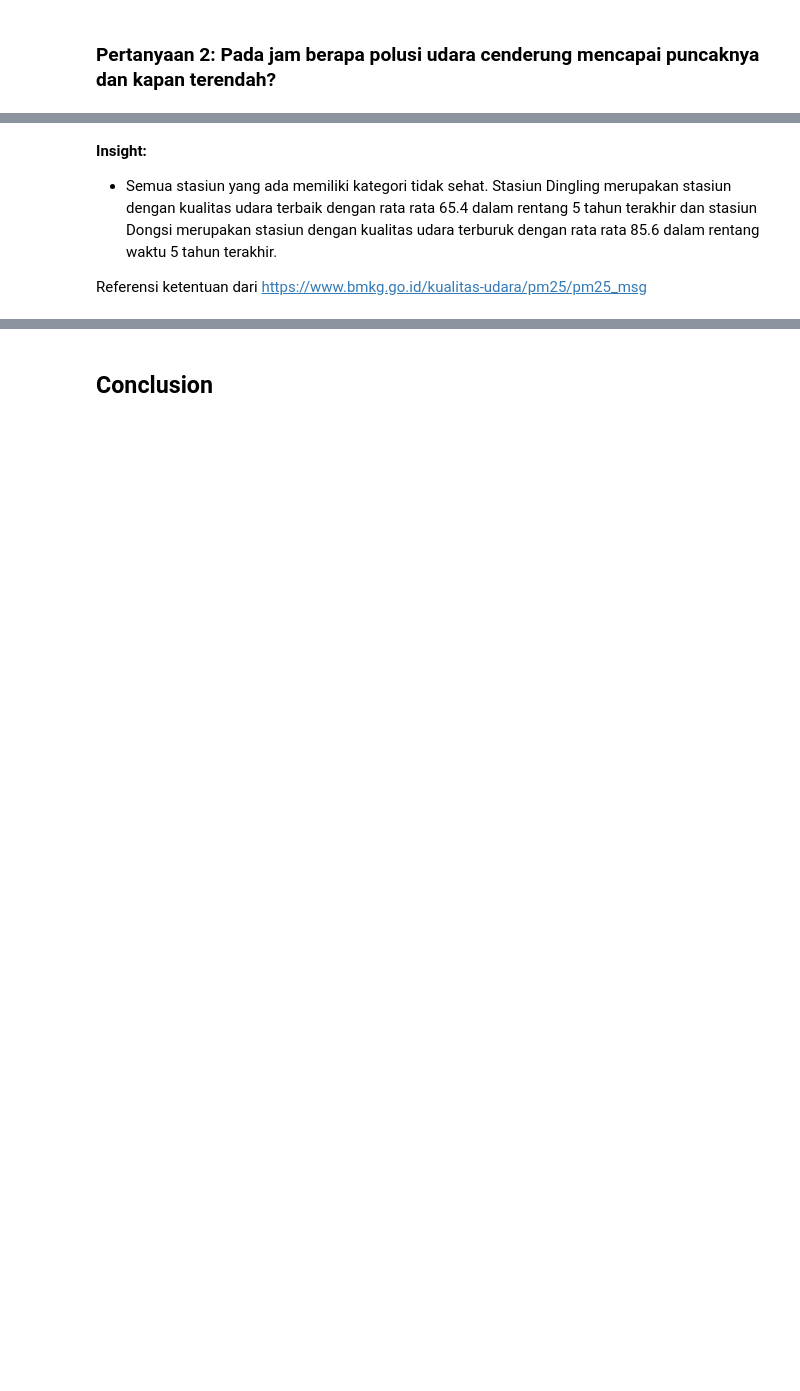
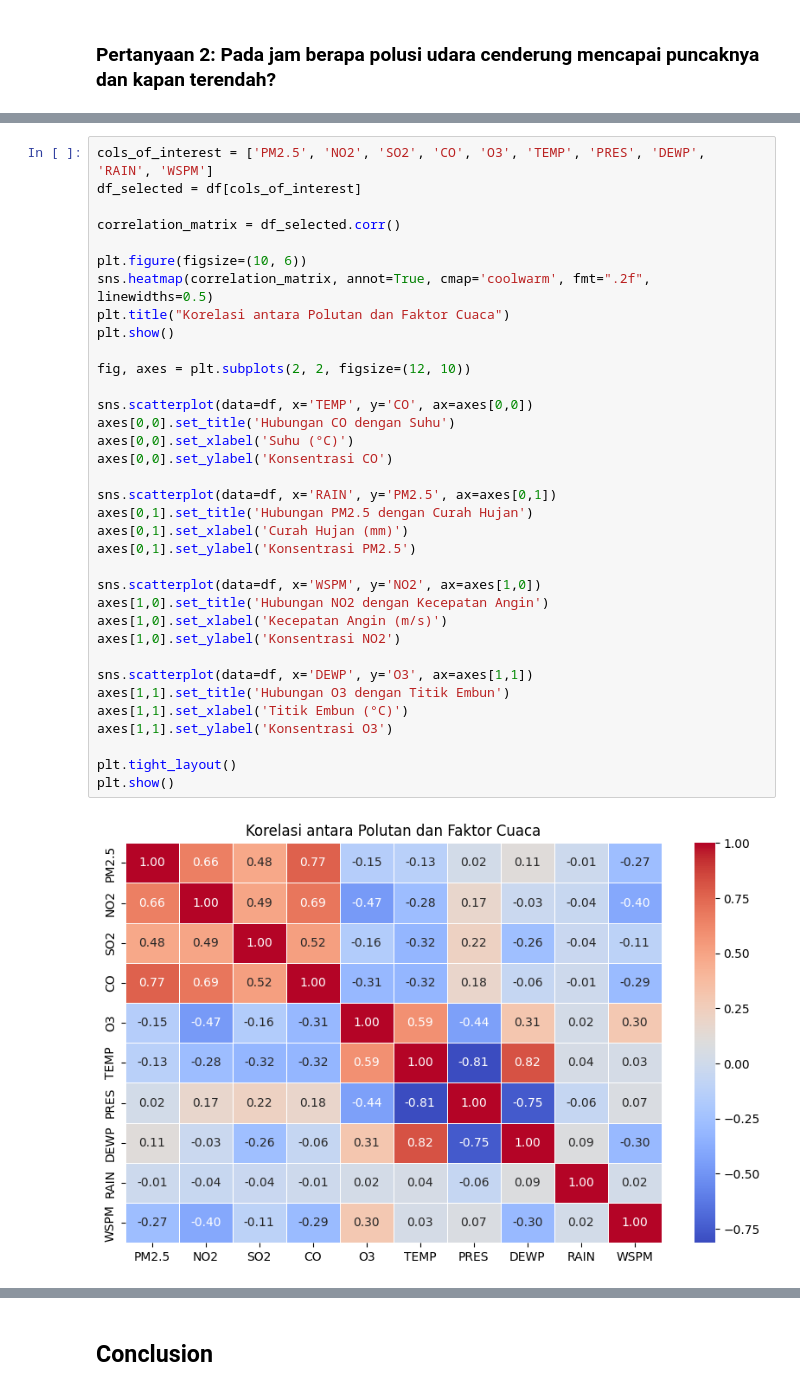
Before and after one commit to Xinqi04/Analisis_Kualitas_Udara, a Jupyter notebook: Proyek_Analisis_Data.ipynb, the cells around one changed output, grey strips where cells are left out. Cells and saved outputs as stored; diff of their text form; blank space fills up the shorter version.

```diff
--- a/Proyek_Analisis_Data.ipynb
+++ b/Proyek_Analisis_Data.ipynb
@@ -516,5 +506,37 @@ plt.show()
-# %% [markdown]
-**Insight:**
-- Semua stasiun yang ada memiliki kategori tidak sehat. Stasiun Dingling merupakan stasiun dengan kualitas udara terbaik dengan rata rata 65.4 dalam rentang 5 tahun terakhir dan stasiun Dongsi merupakan stasiun dengan kualitas udara terburuk dengan rata rata 85.6 dalam rentang waktu 5 tahun terakhir.
-
-Referensi ketentuan dari https://www.bmkg.go.id/kualitas-udara/pm25/pm25_msg
+# %%
+cols_of_interest = ['PM2.5', 'NO2', 'SO2', 'CO', 'O3', 'TEMP', 'PRES', 'DEWP', 'RAIN', 'WSPM']
+df_selected = df[cols_of_interest]
+
+correlation_matrix = df_selected.corr()
+
+plt.figure(figsize=(10, 6))
+sns.heatmap(correlation_matrix, annot=True, cmap='coolwarm', fmt=".2f", linewidths=0.5)
+plt.title("Korelasi antara Polutan dan Faktor Cuaca")
+plt.show()
+
+fig, axes = plt.subplots(2, 2, figsize=(12, 10))
+
+sns.scatterplot(data=df, x='TEMP', y='CO', ax=axes[0,0])
+axes[0,0].set_title('Hubungan CO dengan Suhu')
+axes[0,0].set_xlabel('Suhu (°C)')
+axes[0,0].set_ylabel('Konsentrasi CO')
+
+sns.scatterplot(data=df, x='RAIN', y='PM2.5', ax=axes[0,1])
+axes[0,1].set_title('Hubungan PM2.5 dengan Curah Hujan')
+axes[0,1].set_xlabel('Curah Hujan (mm)')
+axes[0,1].set_ylabel('Konsentrasi PM2.5')
+
+sns.scatterplot(data=df, x='WSPM', y='NO2', ax=axes[1,0])
+axes[1,0].set_title('Hubungan NO2 dengan Kecepatan Angin')
+axes[1,0].set_xlabel('Kecepatan Angin (m/s)')
+axes[1,0].set_ylabel('Konsentrasi NO2')
+
+sns.scatterplot(data=df, x='DEWP', y='O3', ax=axes[1,1])
+axes[1,1].set_title('Hubungan O3 dengan Titik Embun')
+axes[1,1].set_xlabel('Titik Embun (°C)')
+axes[1,1].set_ylabel('Konsentrasi O3')
+
+plt.tight_layout()
+plt.show()
+# %% [output]
+[figure, added]
```
Also changed, not shown: parts of 28 cells of this notebook, 2 other files.
